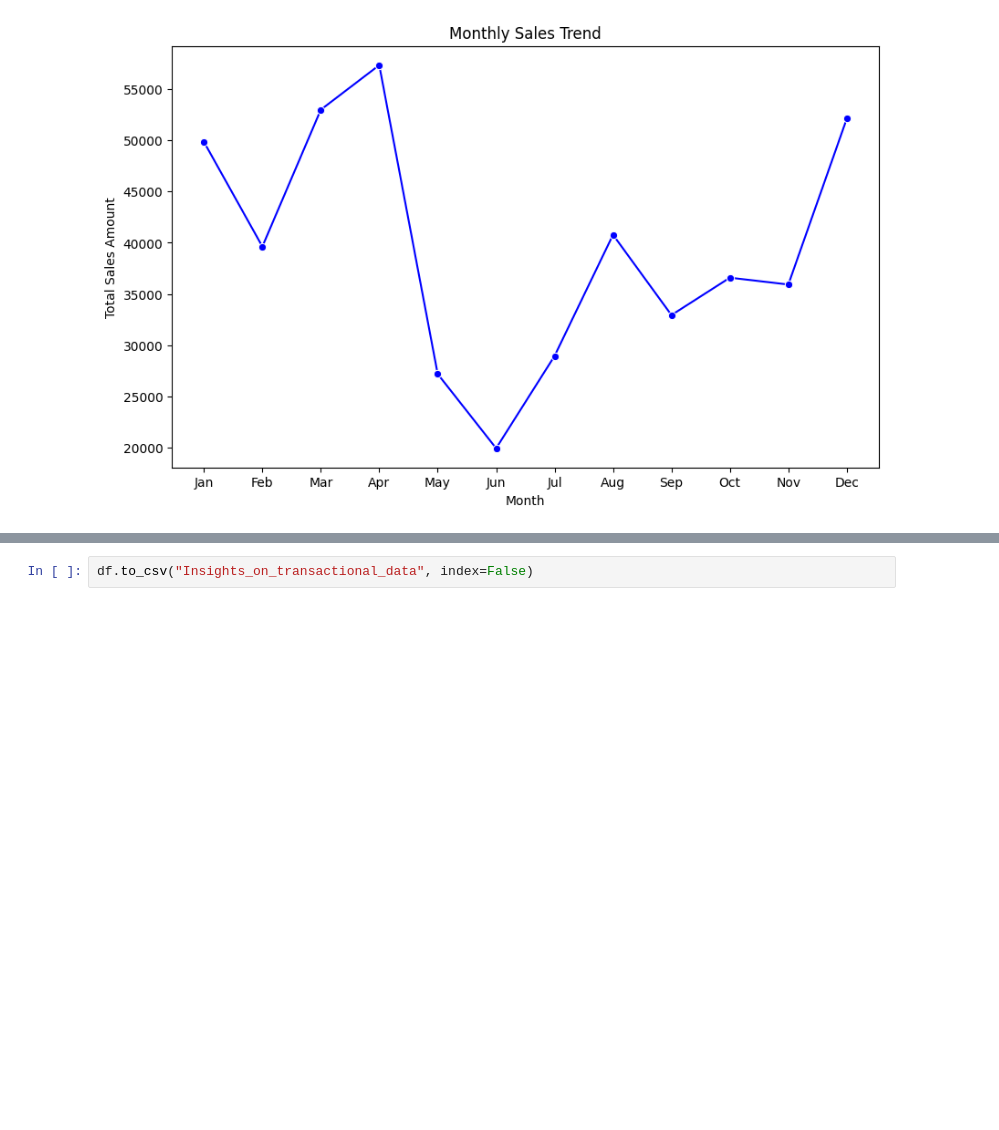
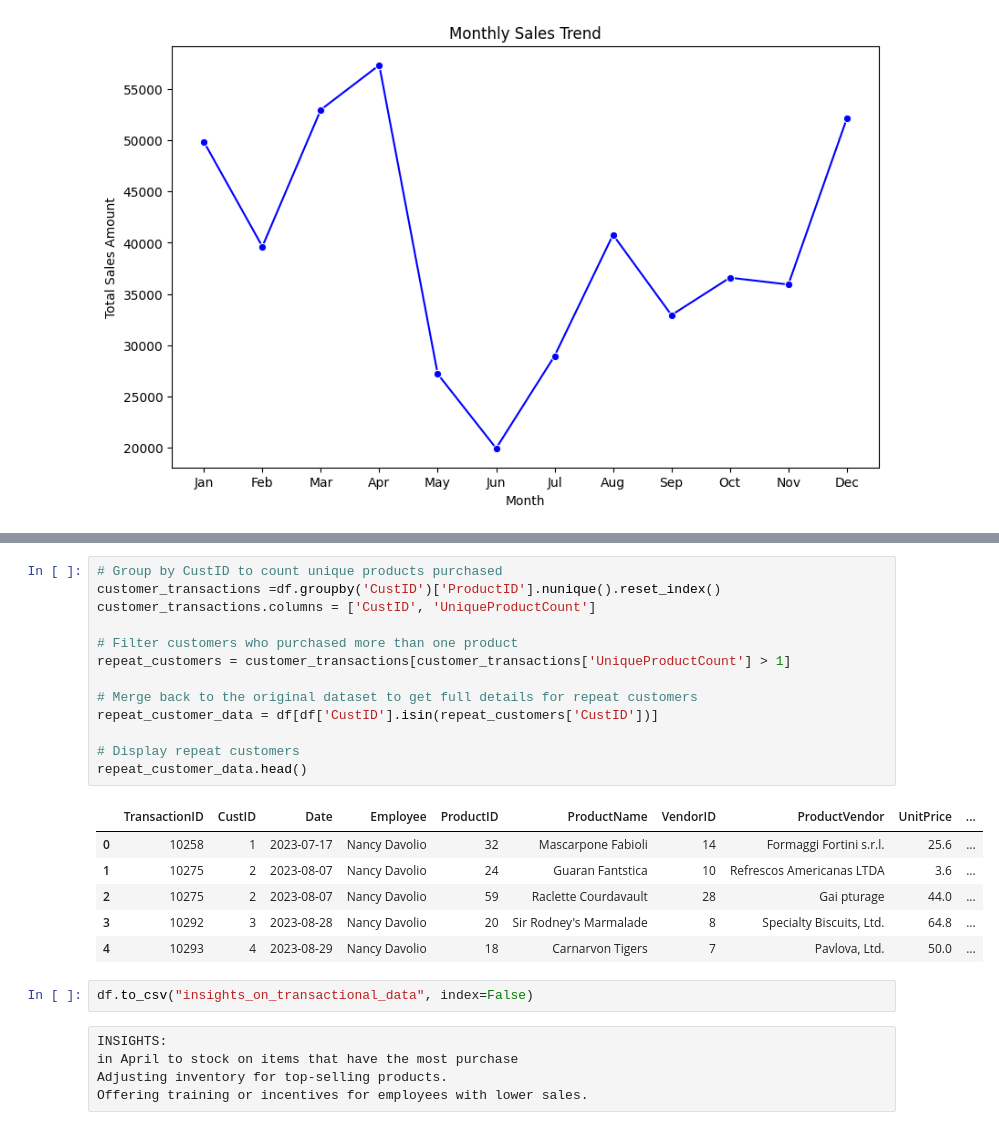
Before and after one commit to Fashiru/Capstone_2-repository, a Jupyter notebook: Capstone2(Transaction_data).ipynb, the cells around one changed output, grey strips where cells are left out. Saved outputs shown, nothing was run; the diff lists cells and outputs as text; blank space fills up the shorter version.

```diff
--- a/Capstone2(Transaction_data).ipynb
+++ b/Capstone2(Transaction_data).ipynb
@@ -195,2 +233,27 @@ print(top_product_april)
+# %%
+# Group by CustID to count unique products purchased
+customer_transactions =df.groupby('CustID')['ProductID'].nunique().reset_index()
+customer_transactions.columns = ['CustID', 'UniqueProductCount']
+
+# Filter customers who purchased more than one product
+repeat_customers = customer_transactions[customer_transactions['UniqueProductCount'] > 1]
+
+# Merge back to the original dataset to get full details for repeat customers
+repeat_customer_data = df[df['CustID'].isin(repeat_customers['CustID'])]
+
+# Display repeat customers
+repeat_customer_data.head()
+# %% [output]
+|  | TransactionID | CustID | Date | Employee | ProductID | ProductName | VendorID | ProductVendor | UnitPrice | ... |
+| 0 | 10258 | 1 | 2023-07-17 | Nancy Davolio | 32 | Mascarpone Fabioli | 14 | Formaggi Fortini s.r.l. | 25.6 | ... |
+| 1 | 10275 | 2 | 2023-08-07 | Nancy Davolio | 24 | Guaran Fantstica | 10 | Refrescos Americanas LTDA | 3.6 | ... |
+| 2 | 10275 | 2 | 2023-08-07 | Nancy Davolio | 59 | Raclette Courdavault | 28 | Gai pturage | 44.0 | ... |
+| 3 | 10292 | 3 | 2023-08-28 | Nancy Davolio | 20 | Sir Rodney's Marmalade | 8 | Specialty Biscuits, Ltd. | 64.8 | ... |
+| 4 | 10293 | 4 | 2023-08-29 | Nancy Davolio | 18 | Carnarvon Tigers | 7 | Pavlova, Ltd. | 50.0 | ... |
 # %%
-df.to_csv("Insights_on_transactional_data", index=False)
+df.to_csv("insights_on_transactional_data", index=False)
+# %% [raw]
+INSIGHTS:
+in April to stock on items that have the most purchase
+Adjusting inventory for top-selling products.
+Offering training or incentives for employees with lower sales.
```
Also changed, not shown: parts of 24 cells of this notebook, 2 other files.
